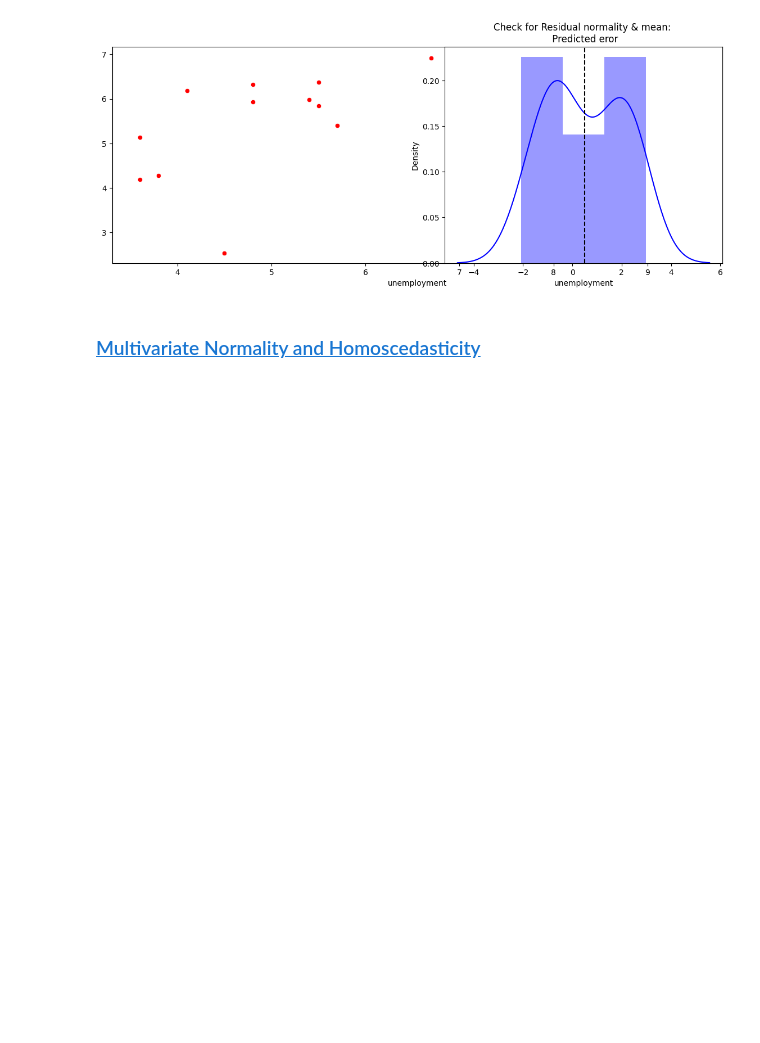
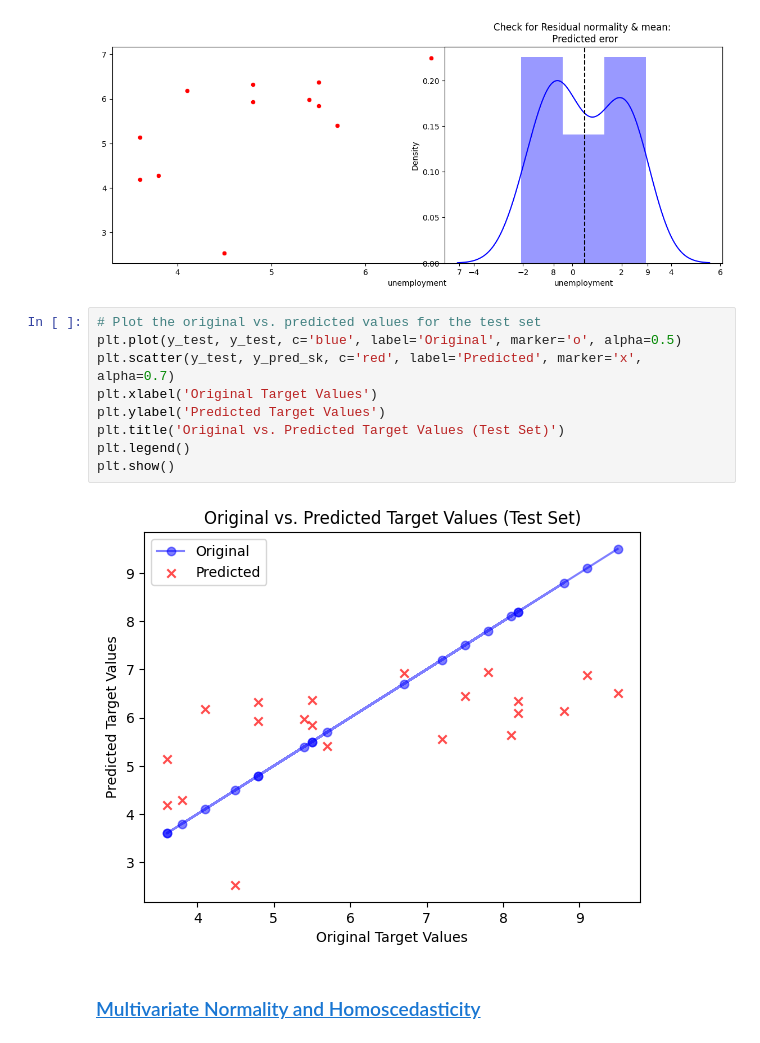
Before and after one commit to Suraj6E/RegressionAnalysis_USD, a Jupyter notebook: DataCleanUP.ipynb, the cells around one changed output. Drawn from its saved outputs; the diff is of its cells as text; blank space fills up the shorter version.

Commit message:
original vs predicted

```diff
--- a/DataCleanUP.ipynb
+++ b/DataCleanUP.ipynb
@@ -568,6 +569,17 @@ https://gist.github.com/mwaskom/de44147ed2974457ad6372750bbe5751
 
   sns.distplot((y_test - y_pred_sk),ax=ax,color='b')
 [figure]
+# %%
+# Plot the original vs. predicted values for the test set
+plt.plot(y_test, y_test, c='blue', label='Original', marker='o', alpha=0.5)
+plt.scatter(y_test, y_pred_sk, c='red', label='Predicted', marker='x', alpha=0.7)
+plt.xlabel('Original Target Values')
+plt.ylabel('Predicted Target Values')
+plt.title('Original vs. Predicted Target Values (Test Set)')
+plt.legend()
+plt.show()
+# %% [output]
+[figure, added]
 # %% [markdown]
 ### <a id='toc1_2_9_'></a>[Multivariate Normality and Homoscedasticity](#toc0_)
 # %%
```
Also changed, not shown: parts of 4 cells of this notebook.
